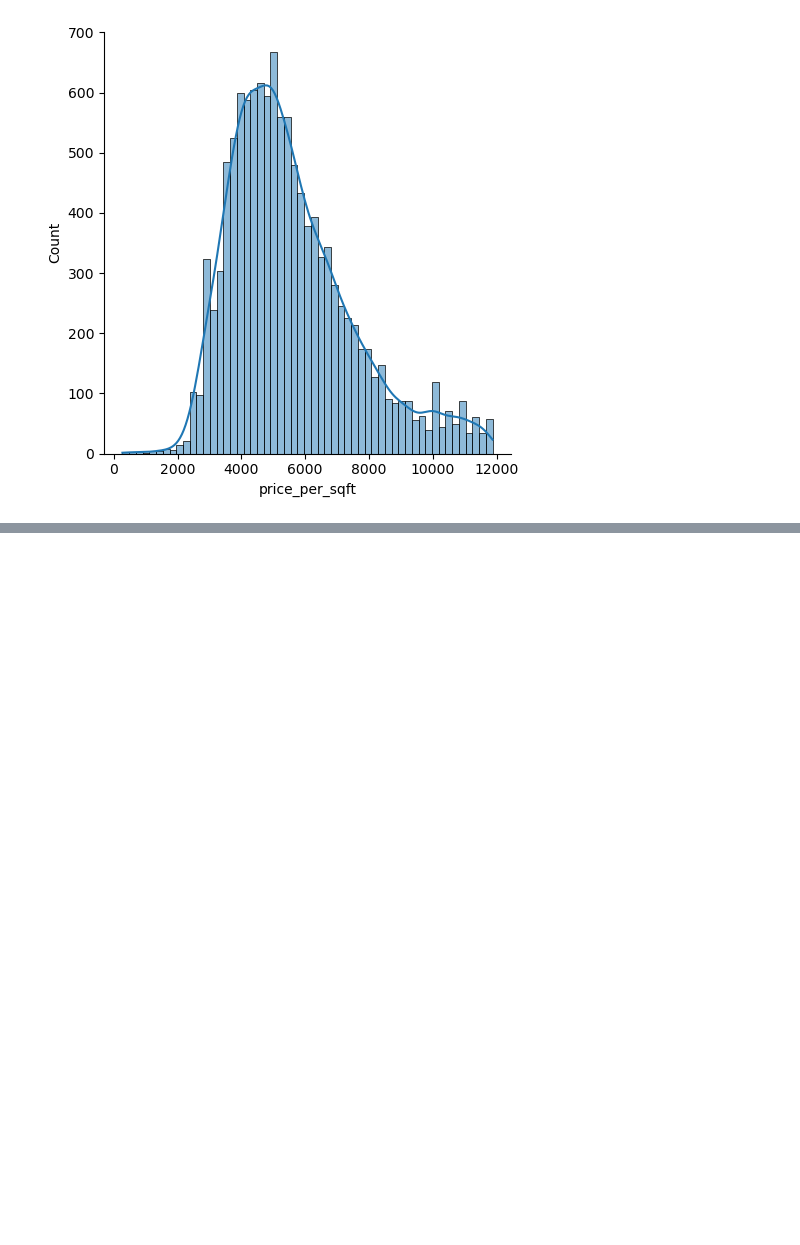
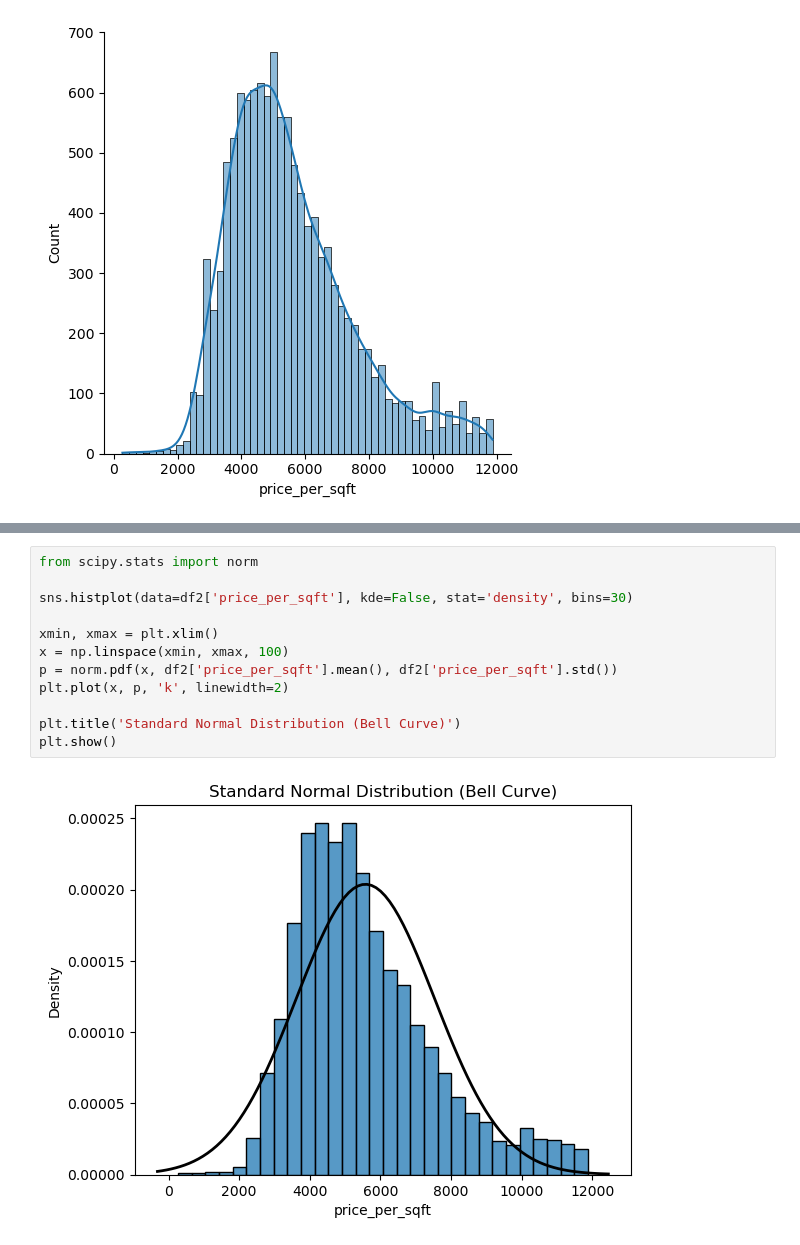
Before and after one commit to GichukiEdwin/Advanced_EDA_and_Feature_Engineering, a Jupyter notebook: House_Price_in_Banglore.ipynb, the cells around one changed output, grey strips where cells are left out. Drawn from its saved outputs; the diff is of its cells as text; blank space fills up the shorter version.

```diff
--- a/House_Price_in_Banglore.ipynb
+++ b/House_Price_in_Banglore.ipynb
@@ -153,0 +155,14 @@ sns.displot(df2['price_per_sqft'],kind='kde')
+# %%
+from scipy.stats import norm
+
+sns.histplot(data=df2['price_per_sqft'], kde=False, stat='density', bins=30)
+
+xmin, xmax = plt.xlim()
+x = np.linspace(xmin, xmax, 100)
+p = norm.pdf(x, df2['price_per_sqft'].mean(), df2['price_per_sqft'].std())
+plt.plot(x, p, 'k', linewidth=2)
+
+plt.title('Standard Normal Distribution (Bell Curve)')
+plt.show()
+# %% [output]
+[figure, added]
```
Also changed, not shown: parts of 23 cells of this notebook, 1 other file.
